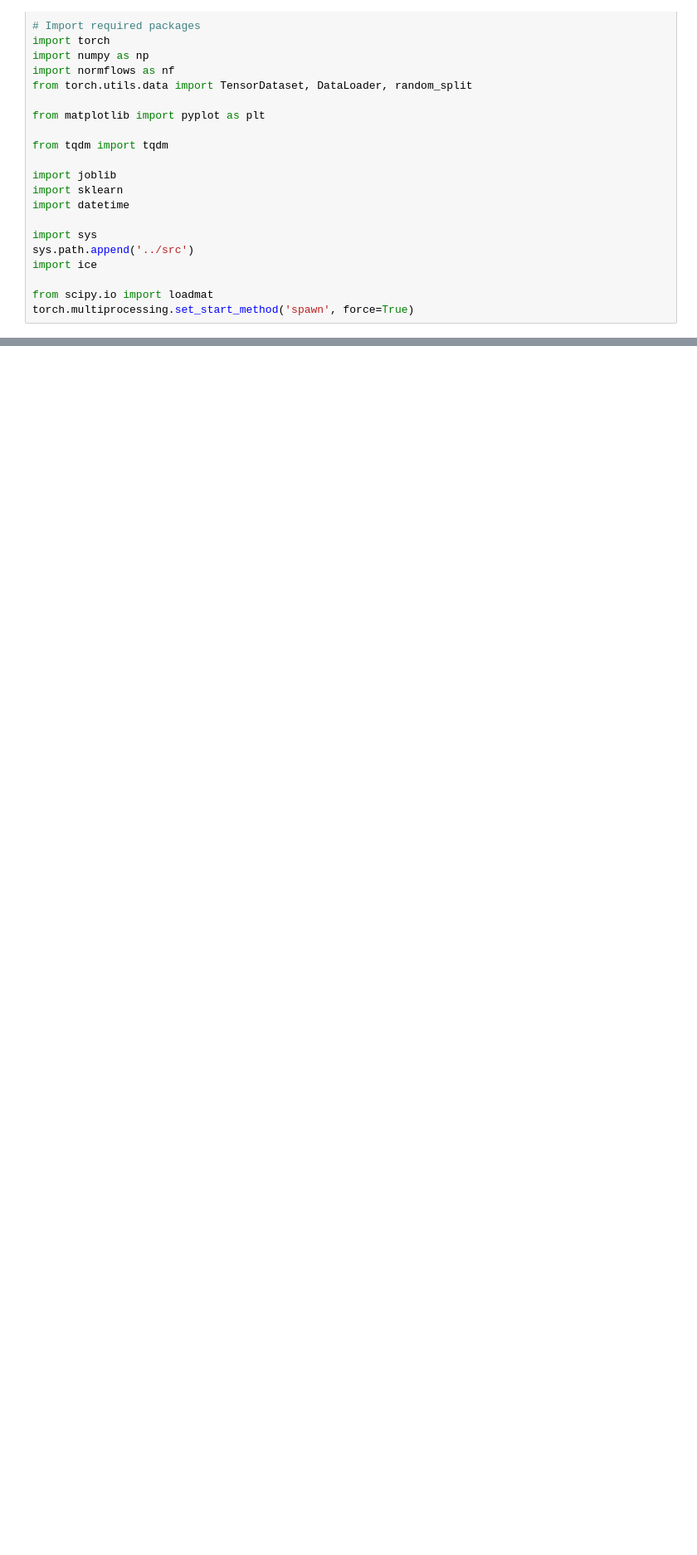
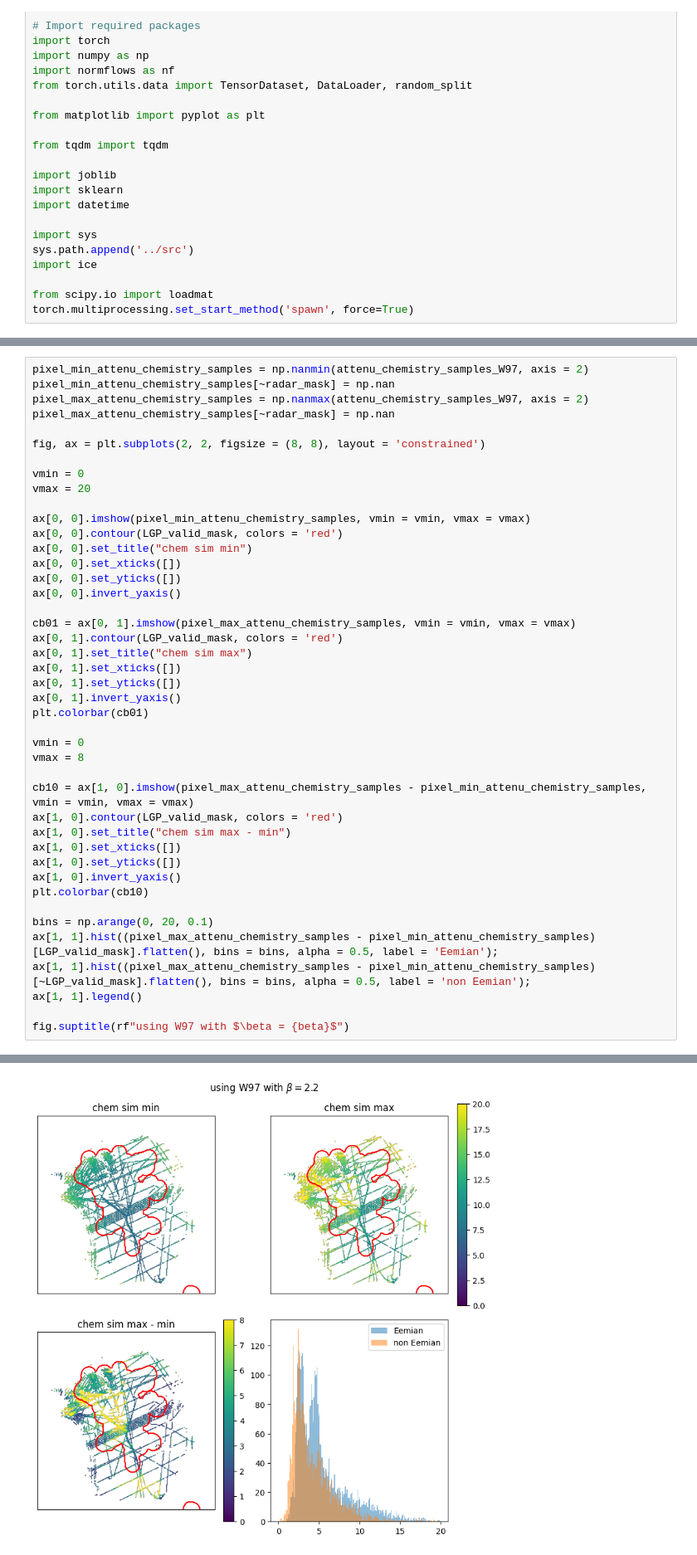
Before and after one commit to alastairyang/calibrated-prior, a Jupyter notebook: notebooks/attenu_with_chemistry.ipynb, the cells around one changed output, grey strips where cells are left out. Shown at 83% size. Cells and saved outputs as stored; diff of their text form; blank space fills up the shorter version.

```diff
--- a/notebooks/attenu_with_chemistry.ipynb
+++ b/notebooks/attenu_with_chemistry.ipynb
@@ -58,0 +139,44 @@ LGP_samples = LGP_Gaussian.sample((1000,))
+# %%
+pixel_min_attenu_chemistry_samples = np.nanmin(attenu_chemistry_samples_W97, axis = 2)
+pixel_min_attenu_chemistry_samples[~radar_mask] = np.nan
+pixel_max_attenu_chemistry_samples = np.nanmax(attenu_chemistry_samples_W97, axis = 2)
+pixel_max_attenu_chemistry_samples[~radar_mask] = np.nan
+
+fig, ax = plt.subplots(2, 2, figsize = (8, 8), layout = 'constrained')
+
+vmin = 0
+vmax = 20
+
+ax[0, 0].imshow(pixel_min_attenu_chemistry_samples, vmin = vmin, vmax = vmax)
+ax[0, 0].contour(LGP_valid_mask, colors = 'red')
+ax[0, 0].set_title("chem sim min")
+ax[0, 0].set_xticks([])
+ax[0, 0].set_yticks([])
+ax[0, 0].invert_yaxis()
+
+cb01 = ax[0, 1].imshow(pixel_max_attenu_chemistry_samples, vmin = vmin, vmax = vmax)
+ax[0, 1].contour(LGP_valid_mask, colors = 'red')
+ax[0, 1].set_title("chem sim max")
+ax[0, 1].set_xticks([])
+ax[0, 1].set_yticks([])
+ax[0, 1].invert_yaxis()
+plt.colorbar(cb01)
+
+vmin = 0
+vmax = 8
+
+cb10 = ax[1, 0].imshow(pixel_max_attenu_chemistry_samples - pixel_min_attenu_chemistry_samples, vmin = vmin, vmax = vmax)
+ax[1, 0].contour(LGP_valid_mask, colors = 'red')
+ax[1, 0].set_title("chem sim max - min")
+ax[1, 0].set_xticks([])
+ax[1, 0].set_yticks([])
+ax[1, 0].invert_yaxis()
+plt.colorbar(cb10)
+
+bins = np.arange(0, 20, 0.1)
+ax[1, 1].hist((pixel_max_attenu_chemistry_samples - pixel_min_attenu_chemistry_samples)[LGP_valid_mask].flatten(), bins = bins, alpha = 0.5, label = 'Eemian');
+ax[1, 1].hist((pixel_max_attenu_chemistry_samples - pixel_min_attenu_chemistry_samples)[~LGP_valid_mask].flatten(), bins = bins, alpha = 0.5, label = 'non Eemian');
+ax[1, 1].legend()
+
+fig.suptitle(rf"using W97 with $\beta = {beta}$")
+# %% [output]
@@ -58,0 +184 @@ LGP_samples = LGP_Gaussian.sample((1000,))
+[figure, added]
```
Also changed, not shown: parts of 11 cells of this notebook, 7 other files.
